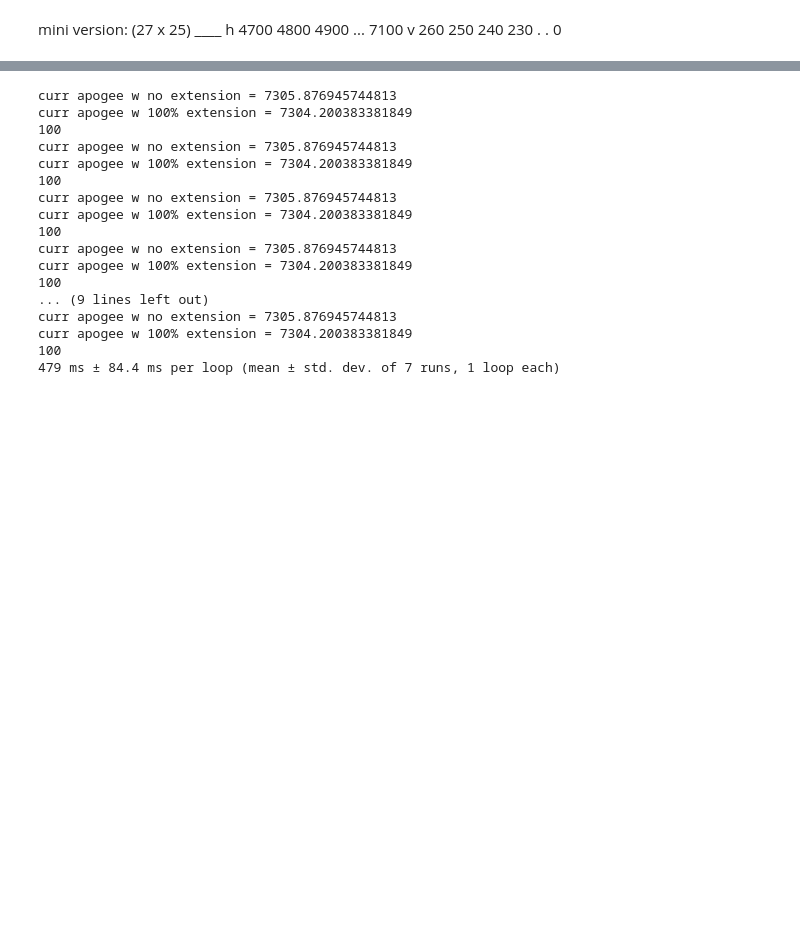
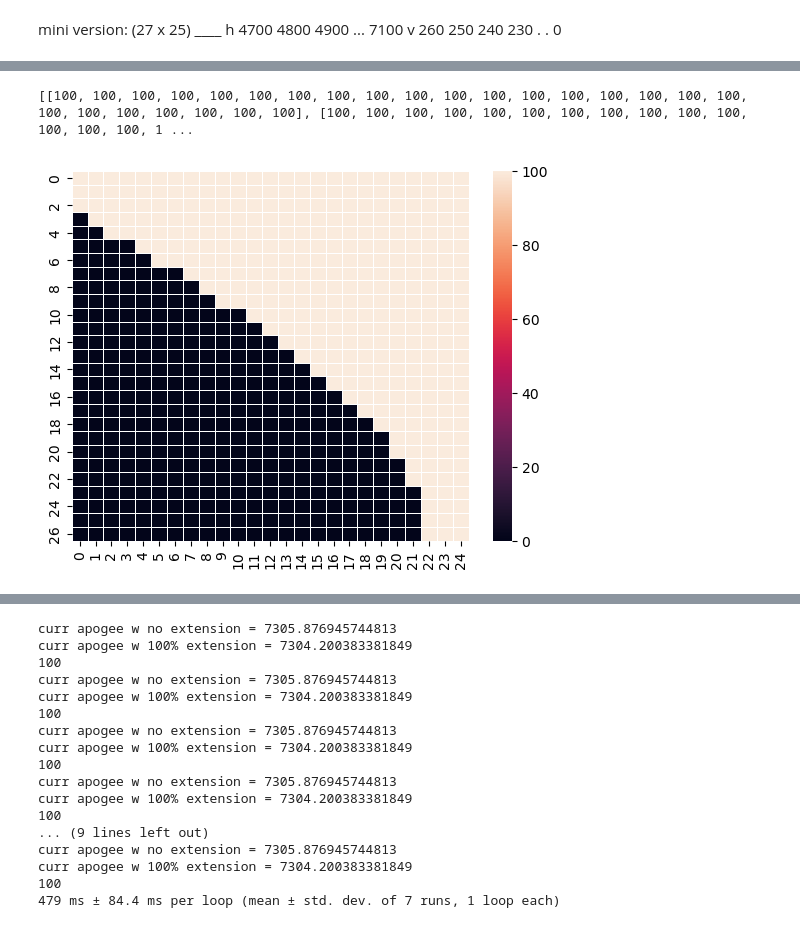
Before and after one commit to violetzheng/airbrakes-control-system, a Jupyter notebook: call_simulink.ipynb, the cells around one changed output, grey strips where cells are left out. Saved outputs shown, nothing was run; the diff lists cells and outputs as text; code cells hidden in the pictures; blank space fills up the shorter version.

```diff
--- a/call_simulink.ipynb
+++ b/call_simulink.ipynb
@@ -123,0 +163,18 @@ LUT = [[0]*25 for _ in range(27)]
+# %%
+with open('lut_mini.pickle','rb') as f:
+    get_lut = pickle.load(f)
+# %%
+print(get_lut)
+# %% [output]
+[[100, 100, 100, 100, 100, 100, 100, 100, 100, 100, 100, 100, 100, 100, 100, 100, 100, 100, 100, 100, 100, 100, 100, 100, 100], [100, 100, 100, 100, 100, 100, 100, 100, 100, 100, 100, 100, 100, 100, 1 ...
+# %%
+import numpy as np
+import matplotlib.pyplot as plt
+import seaborn as sns
+import pandas as pd
+
+lut_np = np.array(get_lut)
+ax = sns.heatmap(lut_np, linewidth=0.5)
+plt.show()
+# %% [output]
+[figure, added]
```
Also changed, not shown: parts of 5 cells of this notebook, 1 other file.
